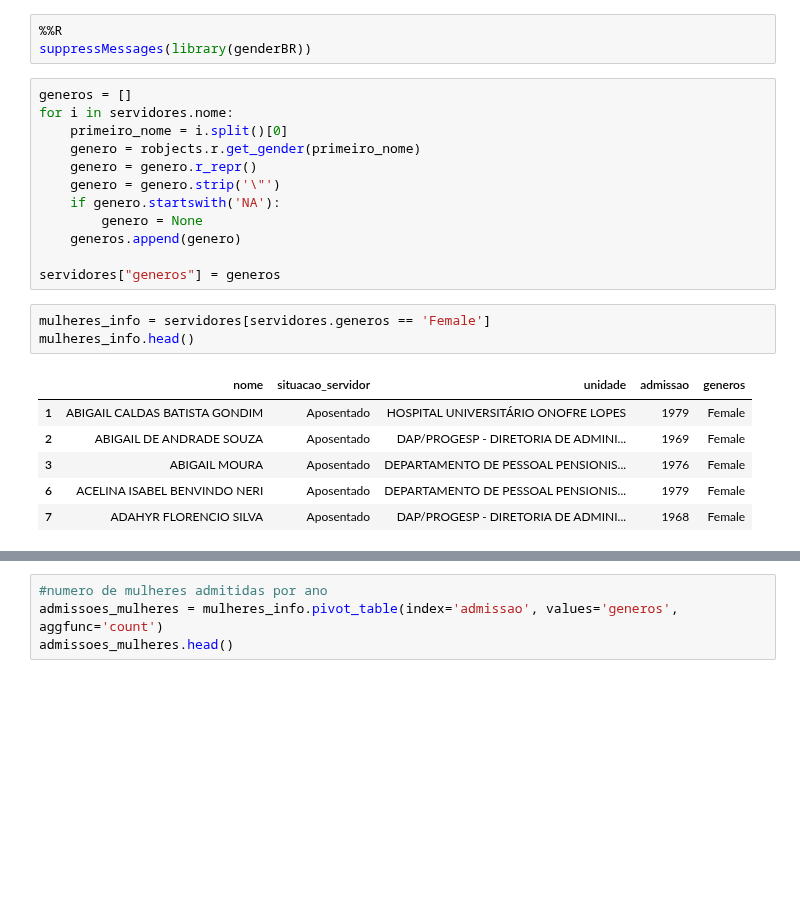
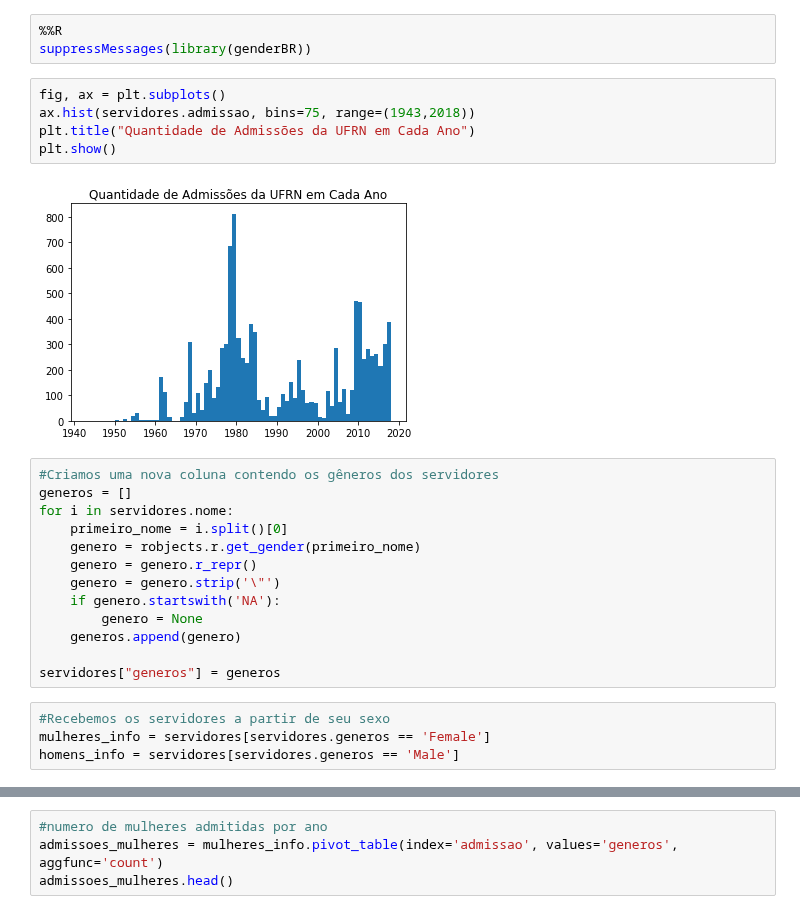
Before and after one commit to kevinwall/Probabilidade_Projeto, a Jupyter notebook: Rascunho.ipynb, the cells around one changed output, grey strips where cells are left out. Cells and saved outputs as stored; diff of their text form; blank space fills up the shorter version.

```diff
--- a/Rascunho.ipynb
+++ b/Rascunho.ipynb
@@ -34,7 +35,15 @@ ModuleNotFoundError: No module named 'rpy2'
 # %%
 %%R
 suppressMessages(library(genderBR))
+# %%
+fig, ax = plt.subplots()
+ax.hist(servidores.admissao, bins=75, range=(1943,2018))
+plt.title("Quantidade de Admissões da UFRN em Cada Ano")
+plt.show()
+# %% [output]
+[figure, added]
 # %%
+#Criamos uma nova coluna contendo os gêneros dos servidores
 generos = []
 for i in servidores.nome:
     primeiro_nome = i.split()[0]
@@ -46,13 +55,7 @@ for i in servidores.nome:
     generos.append(genero)
 
 servidores["generos"] = generos
-# %%
-mulheres_info = servidores[servidores.generos == 'Female']
-mulheres_info.head()
-# %% [output]
-|  | nome | situacao_servidor | unidade | admissao | generos |
-| 1 | ABIGAIL CALDAS BATISTA GONDIM | Aposentado | HOSPITAL UNIVERSITÁRIO ONOFRE LOPES | 1979 | Female |
-| 2 | ABIGAIL DE ANDRADE SOUZA | Aposentado | DAP/PROGESP - DIRETORIA DE ADMINI... | 1969 | Female |
-| 3 | ABIGAIL MOURA | Aposentado | DEPARTAMENTO DE PESSOAL PENSIONIS... | 1976 | Female |
-| 6 | ACELINA ISABEL BENVINDO NERI | Aposentado | DEPARTAMENTO DE PESSOAL PENSIONIS... | 1979 | Female |
-| 7 | ADAHYR FLORENCIO SILVA | Aposentado | DAP/PROGESP - DIRETORIA DE ADMINI... | 1968 | Female |
+# %%
+#Recebemos os servidores a partir de seu sexo
+mulheres_info = servidores[servidores.generos == 'Female']
+homens_info = servidores[servidores.generos == 'Male']
```
Also changed, not shown: parts of 19 cells of this notebook.
